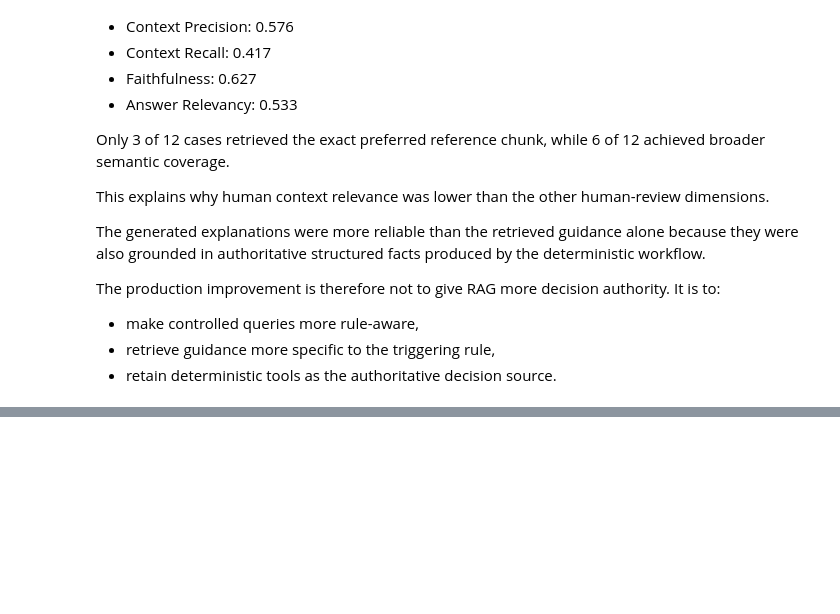
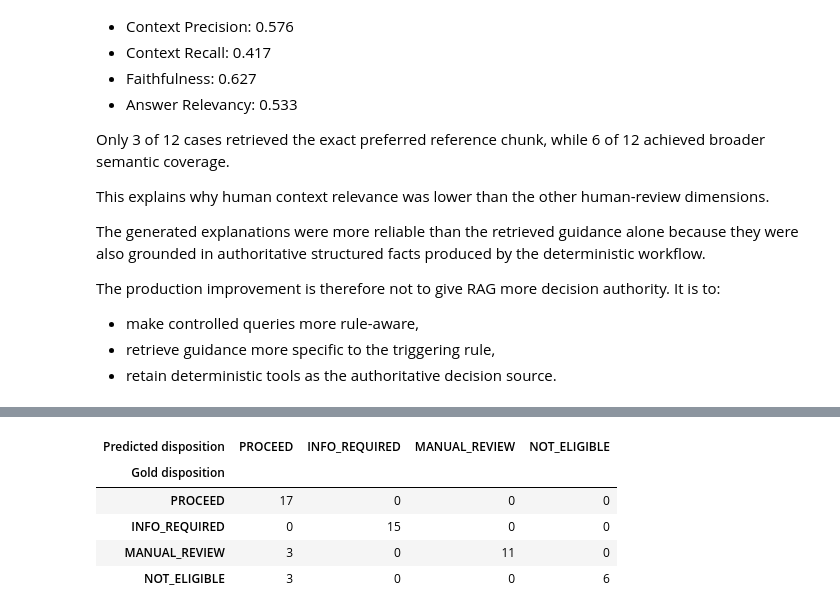
Before and after one commit to sadiqs3/DP_claims_triage, a Jupyter notebook: notebooks/00_final_submission_reviewer_walkthrough.ipynb, the cells around one changed output, grey strips where cells are left out. Drawn from its saved outputs; the diff is of its cells as text; code cells hidden in the pictures; blank space fills up the shorter version.

```diff
--- a/notebooks/00_final_submission_reviewer_walkthrough.ipynb
+++ b/notebooks/00_final_submission_reviewer_walkthrough.ipynb
@@ -2014,0 +2029,81 @@ The production improvement is therefore not to give RAG more decision authority.
+# %%
+# Build and validate the final held-out disposition confusion matrix.
+
+DISPOSITION_ORDER = [
+    "PROCEED",
+    "INFO_REQUIRED",
+    "MANUAL_REVIEW",
+    "NOT_ELIGIBLE",
+]
+
+
+heldout_confusion_matrix = pd.crosstab(
+    heldout_case_results["gold_disposition"],
+    heldout_case_results["predicted_disposition"],
+    rownames=["Gold disposition"],
+    colnames=["Predicted disposition"],
+    dropna=False,
+)
+
+heldout_confusion_matrix = (
+    heldout_confusion_matrix
+    .reindex(
+        index=DISPOSITION_ORDER,
+        columns=DISPOSITION_ORDER,
+        fill_value=0,
+    )
+    .astype(int)
+)
+
+
+expected_confusion_matrix = pd.DataFrame(
+    [
+        [17, 0, 0, 0],
+        [0, 15, 0, 0],
+        [3, 0, 11, 0],
+        [3, 0, 0, 6],
+    ],
+    index=DISPOSITION_ORDER,
+    columns=DISPOSITION_ORDER,
+)
+
+expected_confusion_matrix.index.name = (
+    "Gold disposition"
+)
+
+expected_confusion_matrix.columns.name = (
+    "Predicted disposition"
+)
+
+
+display(heldout_confusion_matrix)
+
+assert heldout_confusion_matrix.equals(
+    expected_confusion_matrix
+)
+
+assert (
+    heldout_confusion_matrix
+    .to_numpy()
+    .sum()
+    == EXPECTED_HELDOUT_CLAIMS
+)
+
+assert (
+    heldout_confusion_matrix
+    .to_numpy()
+    .diagonal()
+    .sum()
+    == 49
+)
+
+print("PASS: held-out confusion matrix validated")
+print("Correct dispositions: 49/55")
+print("Held-out accuracy: 89.1%")
+# %% [output]
+| Predicted disposition | PROCEED | INFO_REQUIRED | MANUAL_REVIEW | NOT_ELIGIBLE |
+| Gold disposition |  |  |  |  |
+| PROCEED | 17 | 0 | 0 | 0 |
+| INFO_REQUIRED | 0 | 15 | 0 | 0 |
+| MANUAL_REVIEW | 3 | 0 | 11 | 0 |
+| NOT_ELIGIBLE | 3 | 0 | 0 | 6 |
```
Also changed, not shown: parts of 19 cells of this notebook, 1 other file.
